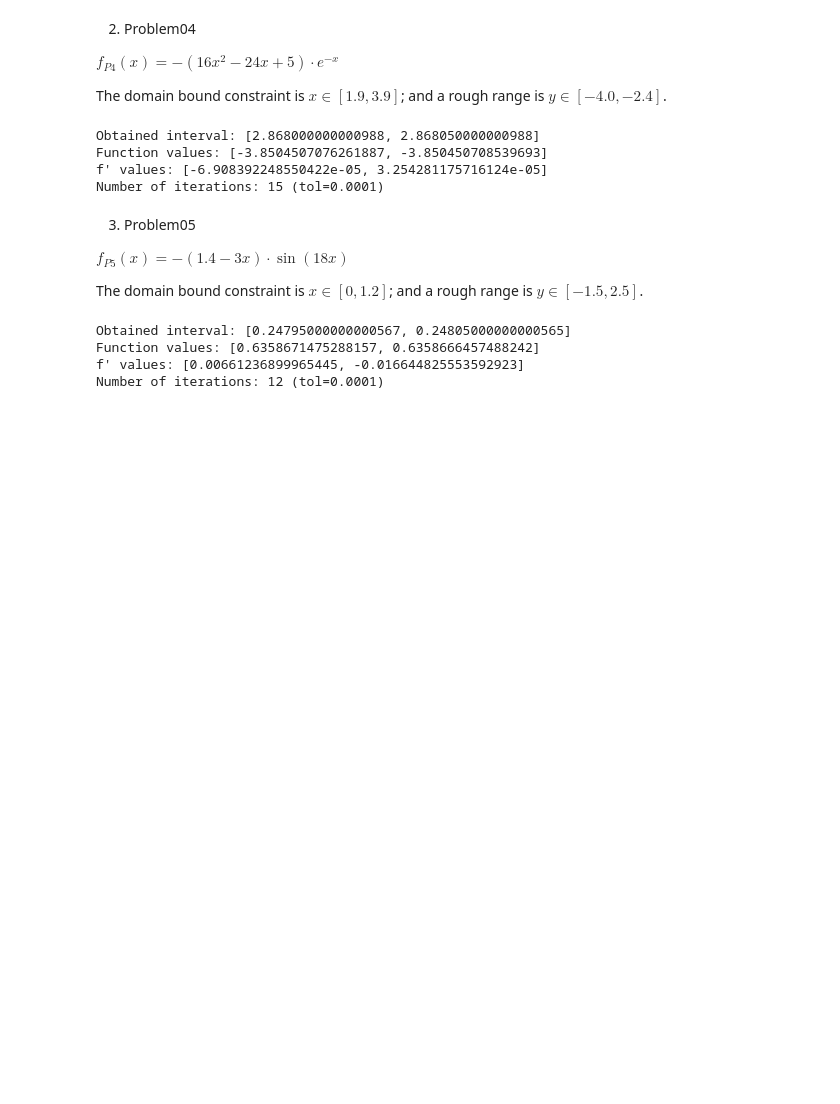
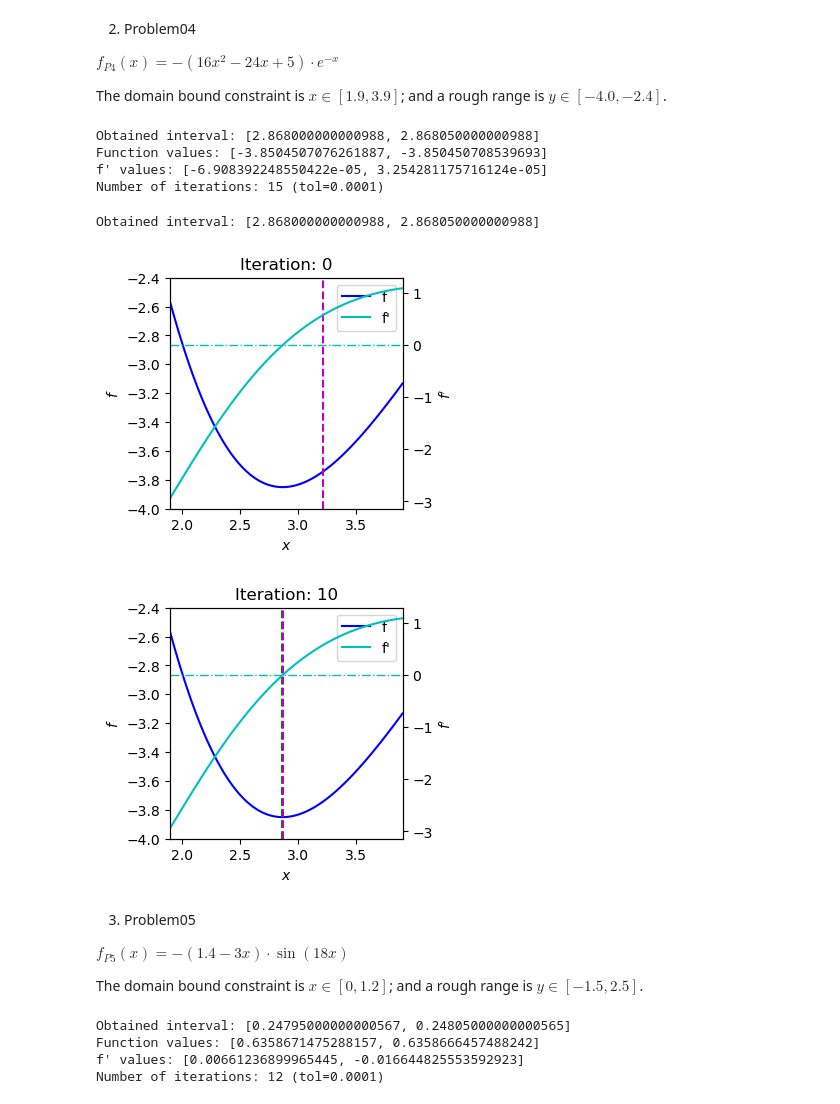
Before and after one commit to MIE424-2023/Lab2-Sol, a Jupyter notebook: lab2-sol.ipynb, the cells around one changed output. Cells and saved outputs as stored; diff of their text form; code cells hidden in the pictures; blank space fills up the shorter version.

```diff
--- a/lab2-sol.ipynb
+++ b/lab2-sol.ipynb
@@ -246,7 +246,7 @@ Number of iterations: 14 (tol=0.0001)
 # %% [markdown]
 You can pass in a keyword argument *plot_period* into the *optimize* method to visualize the progress of the Bisection method.
 # %%
-a, b = optimizer.optimize(plot_period=5)
+a, b = optimizer.optimize(plot_period=10)
 print(f"Obtained interval: [{a}, {b}]")
 # %% [output]
 Obtained interval: [4.1965500000006255, 4.196600000000625]
@@ -295,6 +294,13 @@ Obtained interval: [2.868000000000988, 2.868050000000988]
 Function values: [-3.8504507076261887, -3.850450708539693]
 f' values: [-6.908392248550422e-05, 3.254281175716124e-05]
 Number of iterations: 15 (tol=0.0001)
+# %%
+a, b = optimizer.optimize(plot_period=10)
+print(f"Obtained interval: [{a}, {b}]")
+# %% [output]
+Obtained interval: [2.868000000000988, 2.868050000000988]
+[figure, added]
+[figure, added]
 # %% [markdown]
 3. Problem05
 
```
Also changed, not shown: parts of 3 cells of this notebook.
